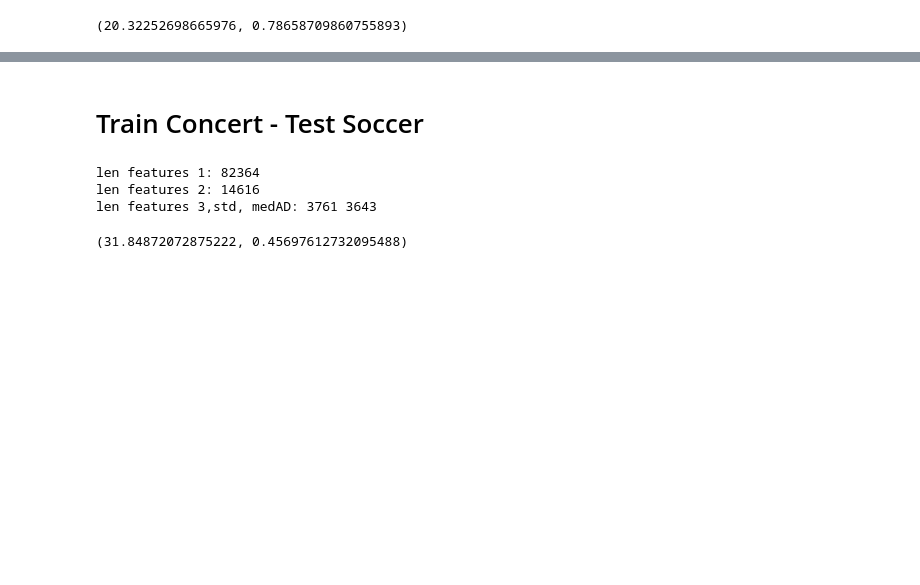
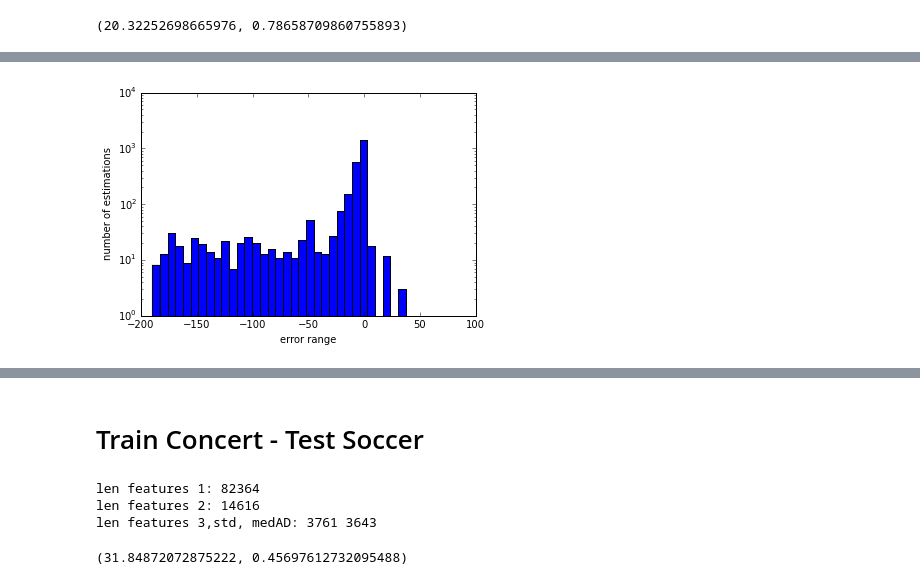
Before and after one commit to ahurriyetoglu/tte_estimation, a Jupyter notebook: WordTimeSeries.ipynb, the cells around one changed output, grey strips where cells are left out. Saved outputs shown, nothing was run; the diff lists cells and outputs as text; code cells hidden in the pictures; blank space fills up the shorter version.

```diff
--- a/WordTimeSeries.ipynb
+++ b/WordTimeSeries.ipynb
@@ -3708,0 +4002,11 @@ getMAE(trnSocTstConT.time_to_eventhF, trnSocTstConT.rulesTFeatsWFeats), trnSocTs
+# %%
+errorFmCrsMcTRW = trnSocTstConT.time_to_eventhF - trnSocTstConT.priorityALLEst
+errorFmCrsMcTRW.dropna(inplace=True)
+
+fig, ax = plt.subplots()
+errorFmCrsMcTRW.hist(ax=ax,bins=40,bottom=0, grid=False)
+plt.xlabel("error range"), plt.ylabel("number of estimations")
+ax.set_yscale('log')
+fig.savefig('ErrorCountDistribution_FmCrsMC.eps', format='eps')
+# %% [output]
+[figure, added]
```
Also changed, not shown: parts of 33 cells of this notebook.
